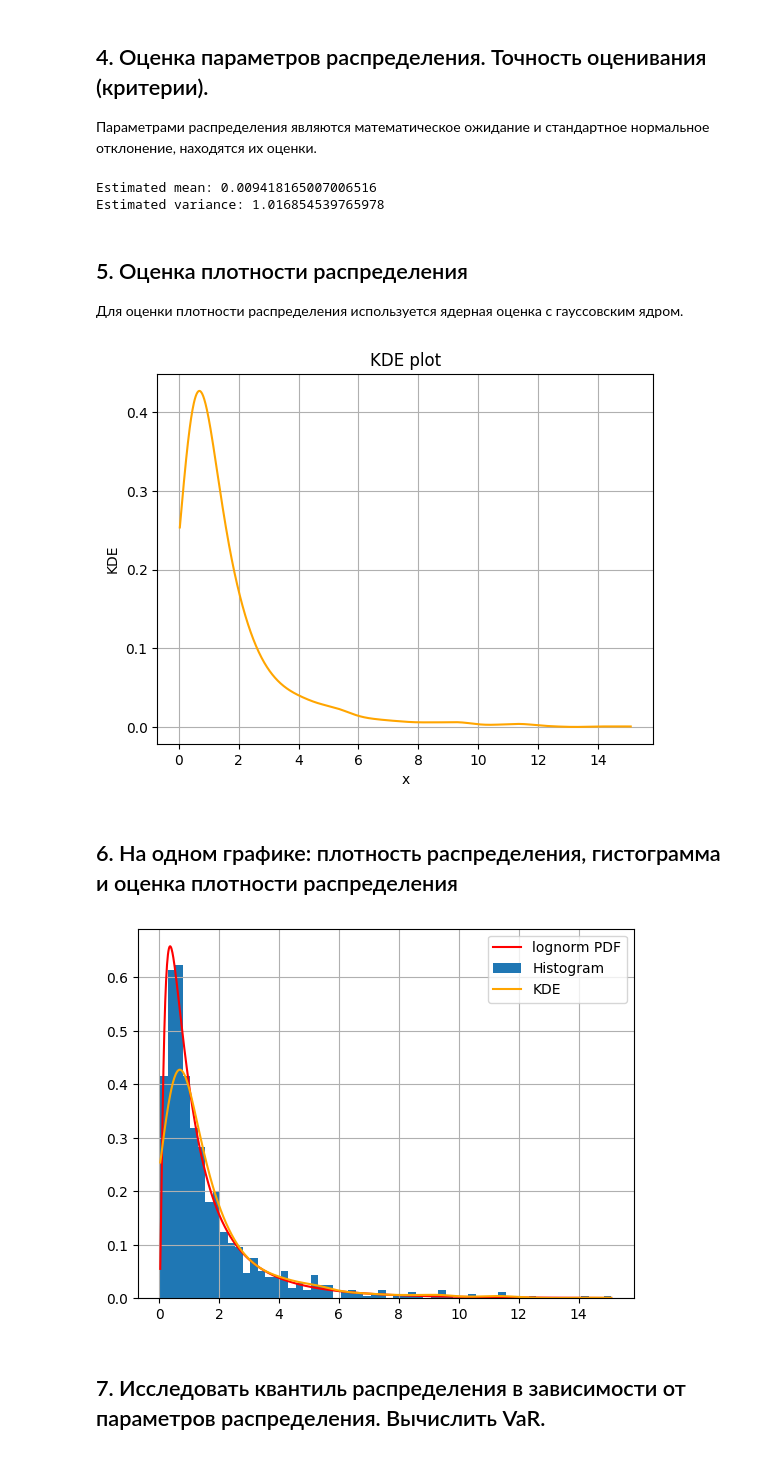
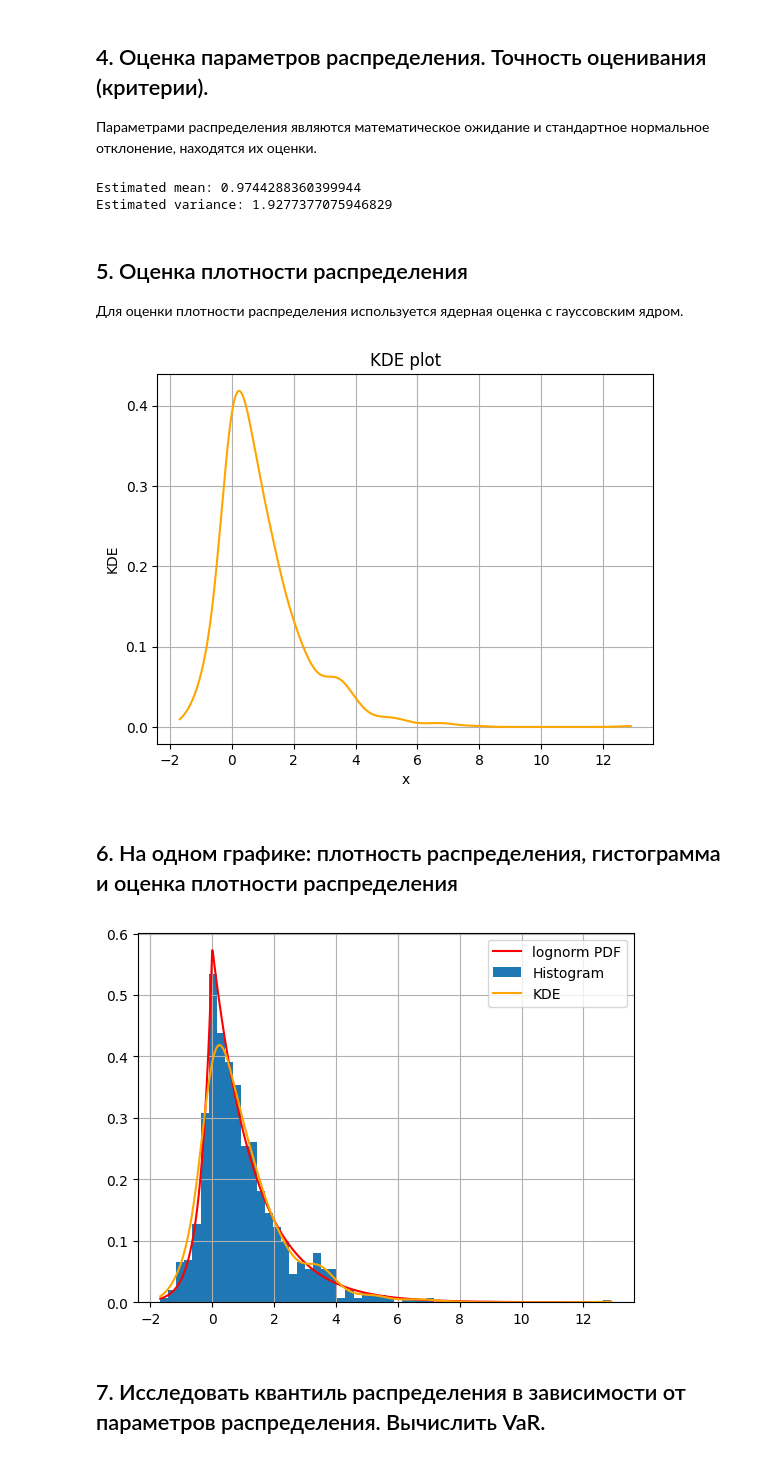
Before and after one commit to Klimentij-Kvl/famcs-archive, a Jupyter notebook: 3-year/Statistical Analysis of Time Series/lab2_kovalevskij.ipynb, the cells around one changed output. Saved outputs shown, nothing was run; the diff lists cells and outputs as text; code cells hidden in the pictures.

```diff
--- a/3-year/Statistical Analysis of Time Series/lab2_kovalevskij.ipynb
+++ b/3-year/Statistical Analysis of Time Series/lab2_kovalevskij.ipynb
@@ -53,7 +53,7 @@ class VarianceGamma:
         # VG = theta * g + sigma * sqrt(g) * N(0,1)
         # где g - сгенерированное гамма-время
         normal = np.random.normal(0, 1, size)
-        vg = self.theta * g + self.sigma * np.sqrt(g) * normal + self.c
+        vg = self.theta * g + self.sigma * np.sqrt(g) * normal + self.mu
 
         return vg
 
@@ -151,17 +151,14 @@ plt.show()
 
 Используются два статистических критерия: $\Chi_2$-критерий и критерий Шапиро-Уилка. Посколько критерий Шапиро-Уилка используется только для нормального распределения, в нём используется прологарифмированная выборка
 # %%
-lognorm_distr = Lognorm(MU, SIGMA)
+distr = VarianceGamma(MU, THETA, SIGMA, NU)
 
-sample = lognorm_distr.generate2(1000)
+sample = distr.rvs(1000)
 
 x = np.linspace(min(sample), max(sample), 1000)
-y = [lognorm_distr.pdf(i) for i in x]
+y = [distr.pdf(i) for i in x]
 
-ks_stat, ks_p_value = stats.kstest(sample, stats.lognorm.cdf, args=(SIGMA, 0, np.exp(MU)))
+y_cdf = distr.cdf(x)
+ks_stat, ks_p_value = stats.kstest(sample, y_cdf)
 print(f"Kolmogorov-Smirnov test: statistic={ks_stat}, p-value={ks_p_value}")
-
-sample_logged = np.log(sample)
-shapiro_stat, shapiro_p_value = stats.shapiro(sample_logged)
-print(f"Shapiro-Wilk test: statistic={shapiro_stat}, p-value={shapiro_p_value}")
 # %% [output]
@@ -171,11 +168,11 @@ NameError: name 'Lognorm' is not defined
 
 Параметрами распределения являются математическое ожидание и стандартное нормальное отклонение, находятся их оценки.
 # %%
-print(f"Estimated mean: {np.mean(sample_logged)}")
-print(f"Estimated variance: {np.var(sample_logged)}")
+print(f"Estimated mean: {np.mean(sample)}")
+print(f"Estimated variance: {np.var(sample)}")
 # %% [output]
-Estimated mean: 0.009418165007006516
-Estimated variance: 1.016854539765978
+Estimated mean: 0.9744288360399944
+Estimated variance: 1.9277377075946829
 # %% [markdown]
 ## 5. Оценка плотности распределения
 
@@ -191,24 +188,24 @@ plt.title("KDE plot")
 plt.grid()
 plt.show()
 # %% [output]
-[figure, old version]
+[figure, new version]
 # %% [markdown]
 ## 6. На одном графике: плотность распределения, гистограмма и оценка плотности распределения
 # %%
 x = np.linspace(min(sample), max(sample), 1000)
-pdf = [lognorm_distr.pdf(i) for i in x]
+pdf = distr.pdf(x)
 
 num_bins = math.trunc(max(sample) - min(sample)) * 4
 
 plt.plot(x, pdf, color="red", label="lognorm PDF")
 plt.hist(sample, bins=num_bins, density=True, label="Histogram")
 plt.plot(x, density, color="orange", label="KDE")
 
 plt.grid()
 plt.legend()
 plt.show()
 # %% [output]
-[figure, old version]
+[figure, new version]
 # %% [markdown]
 ## 7. Исследовать квантиль распределения в зависимости от параметров распределения. Вычислить VaR.
 # %% [markdown]
```
Also changed, not shown: parts of 2 cells of this notebook.
